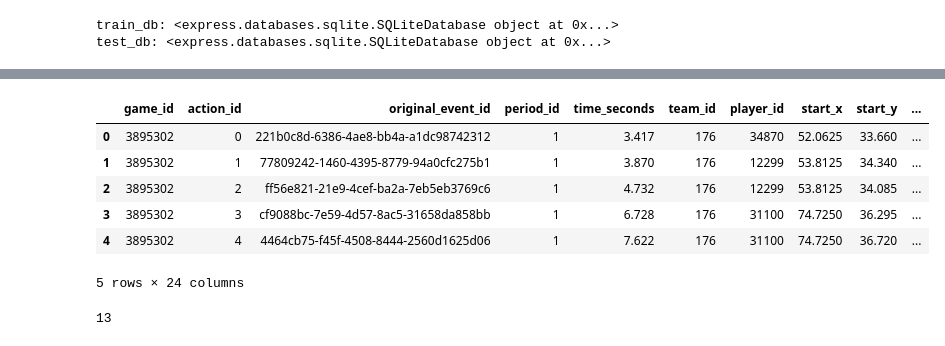
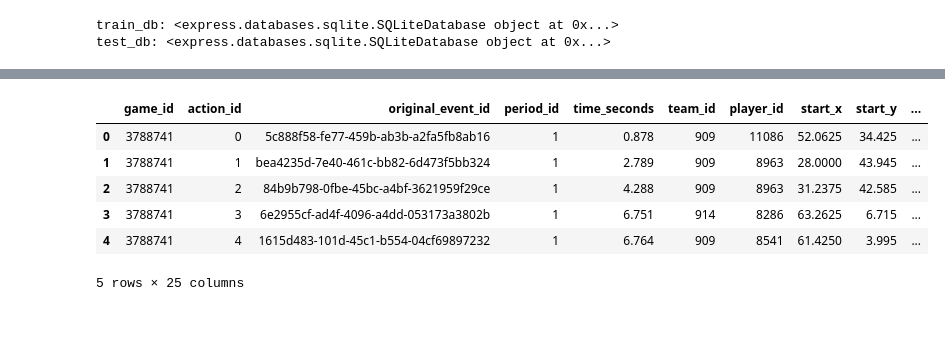
Before and after one commit to leemingo/sr-press, a Jupyter notebook: notebook/1-load-and-convert-statsbomb-data.ipynb, the cells around one changed output, grey strips where cells are left out. Cells and saved outputs as stored; diff of their text form; code cells hidden in the pictures.

```diff
--- a/notebook/1-load-and-convert-statsbomb-data.ipynb
+++ b/notebook/1-load-and-convert-statsbomb-data.ipynb
@@ -118,17 +88,13 @@ train_db.games()
 # %%
-game_id = 3895302
+game_id = 3788741
 
 df_actions = add_names(train_db.actions(game_id)).reset_index()
 df_actions.head()
 # %% [output]
 |  | game_id | action_id | original_event_id | period_id | time_seconds | team_id | player_id | start_x | start_y | ... |
-| 0 | 3895302 | 0 | 221b0c8d-6386-4ae8-bb4a-a1dc98742312 | 1 | 3.417 | 176 | 34870 | 52.0625 | 33.660 | ... |
-| 1 | 3895302 | 1 | 77809242-1460-4395-8779-94a0cfc275b1 | 1 | 3.870 | 176 | 12299 | 53.8125 | 34.340 | ... |
-| 2 | 3895302 | 2 | ff56e821-21e9-4cef-ba2a-7eb5eb3769c6 | 1 | 4.732 | 176 | 12299 | 53.8125 | 34.085 | ... |
-| 3 | 3895302 | 3 | cf9088bc-7e59-4d57-8ac5-31658da858bb | 1 | 6.728 | 176 | 31100 | 74.7250 | 36.295 | ... |
-| 4 | 3895302 | 4 | 4464cb75-f45f-4508-8444-2560d1625d06 | 1 | 7.622 | 176 | 31100 | 74.7250 | 36.720 | ... |
+| 0 | 3788741 | 0 | 5c888f58-fe77-459b-ab3b-a2fa5fb8ab16 | 1 | 0.878 | 909 | 11086 | 52.0625 | 34.425 | ... |
+| 1 | 3788741 | 1 | bea4235d-7e40-461c-bb82-6d473f5bb324 | 1 | 2.789 | 909 | 8963 | 28.0000 | 43.945 | ... |
+| 2 | 3788741 | 2 | 84b9b798-0fbe-45bc-a4bf-3621959f29ce | 1 | 4.288 | 909 | 8963 | 31.2375 | 42.585 | ... |
+| 3 | 3788741 | 3 | 6e2955cf-ad4f-4096-a4dd-053173a3802b | 1 | 6.751 | 914 | 8286 | 63.2625 | 6.715 | ... |
+| 4 | 3788741 | 4 | 1615d483-101d-45c1-b554-04cf69897232 | 1 | 6.764 | 909 | 8541 | 61.4250 | 3.995 | ... |
-5 rows × 24 columns
+5 rows × 25 columns
-# %%
-df_actions["freeze_frame_360"].iloc[-2]
-# %% [output]
-13
```
Also changed, not shown: parts of 10 cells of this notebook, 2 other files.
